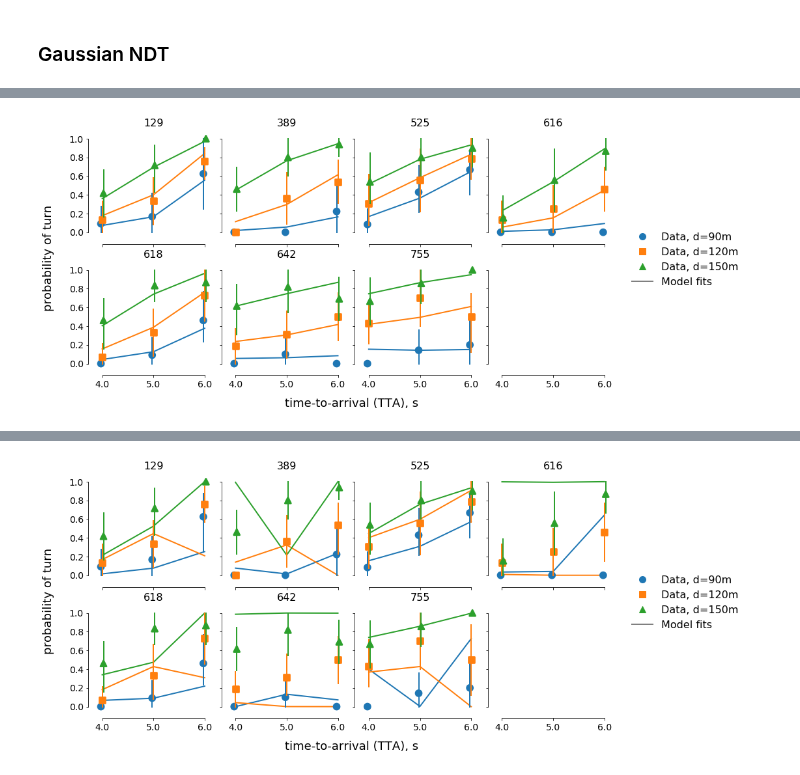
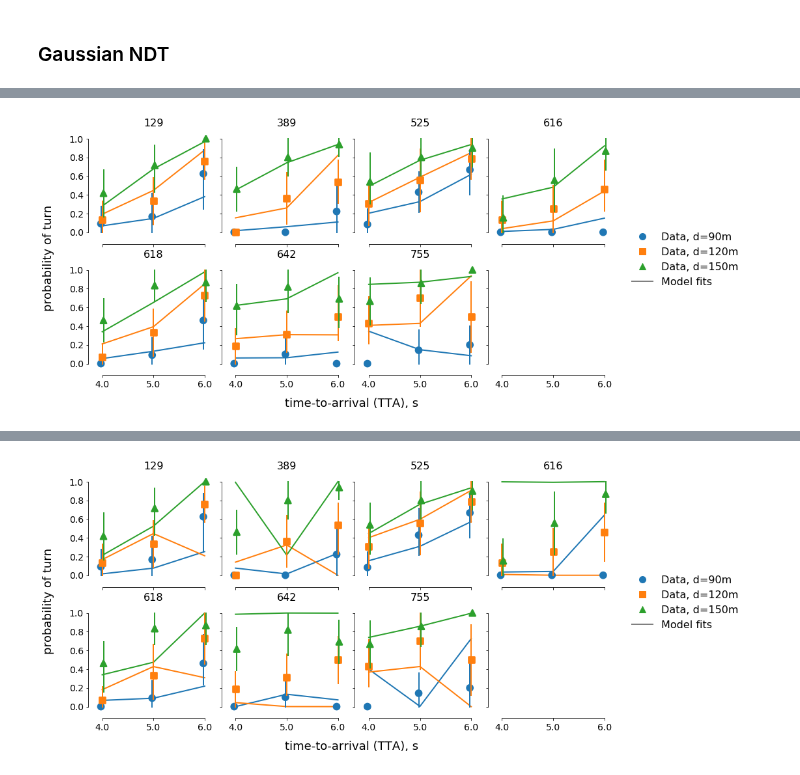
Before and after one commit to cherepaha/evidence_accumulation_in_gap_acceptance, a Jupyter notebook: data_and_model_analysis/paper_figures.ipynb, the cells around one changed output, grey strips where cells are left out. Saved outputs shown, nothing was run; the diff lists cells and outputs as text; code cells hidden in the pictures.

```diff
--- a/data_and_model_analysis/paper_figures.ipynb
+++ b/data_and_model_analysis/paper_figures.ipynb
@@ -182,6 +179,6 @@ plt.savefig('../output/p_turn.png', bbox_inches='tight')
 # %%
-model_measures_path = '../model_fit_results/gaussian_ndt/all_conditions_measures.csv'
+model_measures_path = '../model_fit_results/cross_validation_or_measures.csv'
 helper.plot_var_by_subject_v2(data=exp_data, model_measures_path=model_measures_path, var='is_turn_decision', ylabel='probability of turn');
-plt.savefig('../output/p_turn_gaussian_all_conditions.png', bbox_inches='tight')
+plt.savefig('../output/p_turn_gaussian_8_conditions.png', bbox_inches='tight')
 # %% [output]
-[figure, old version]
+[figure, new version]
```
Also changed, not shown: parts of 8 cells of this notebook, 5 other files.
